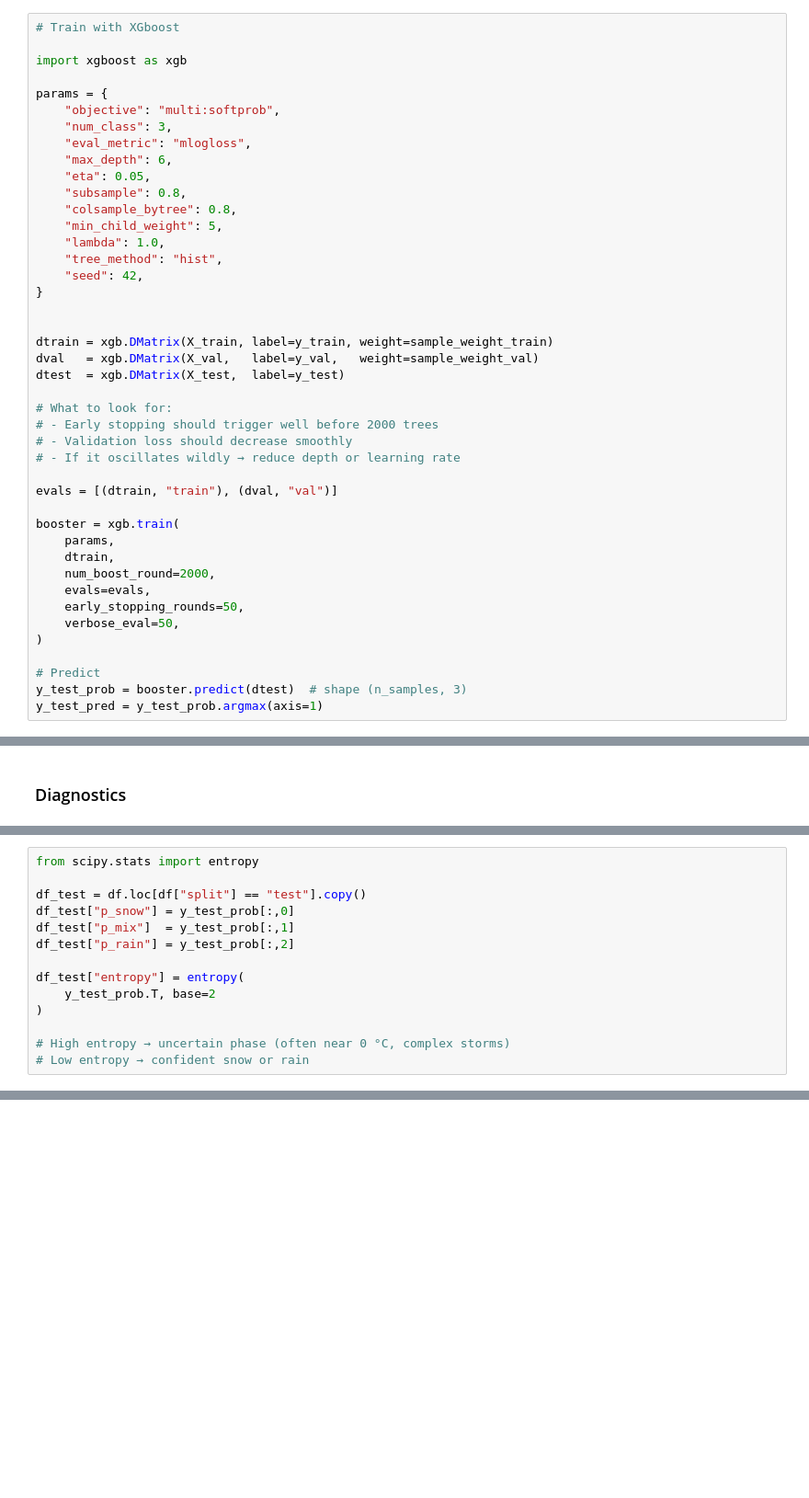
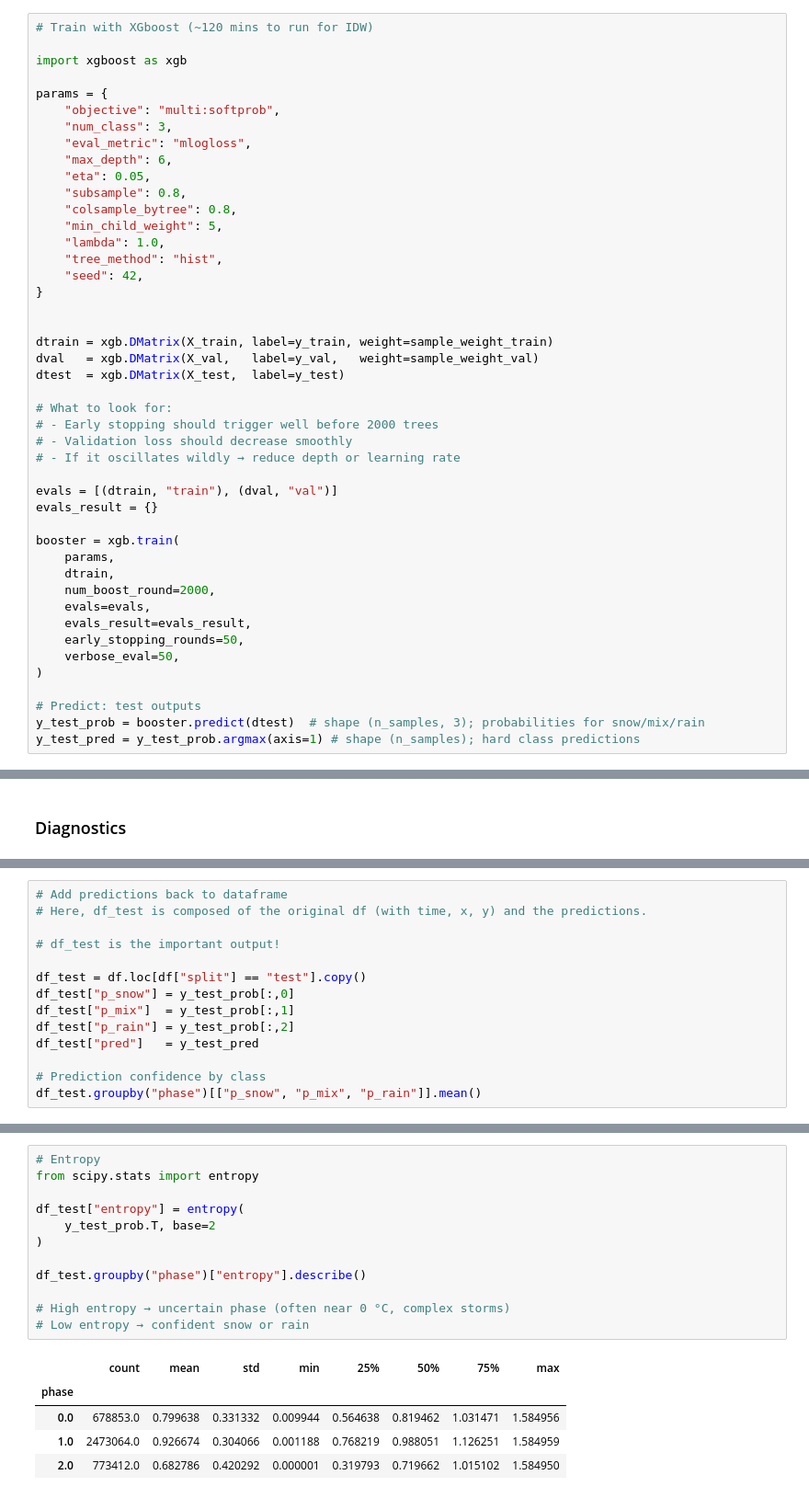
Before and after one commit to emmaaagolub/MRoS-phase-prediction, a Jupyter notebook: ML_pipeline/ML_pipeline_XGBoost_v1_EG.ipynb, the cells around one changed output, grey strips where cells are left out. Shown at 92% size. Drawn from its saved outputs; the diff is of its cells as text; blank space fills up the shorter version.

```diff
--- a/ML_pipeline/ML_pipeline_XGBoost_v1_EG.ipynb
+++ b/ML_pipeline/ML_pipeline_XGBoost_v1_EG.ipynb
@@ -744,5 +757,5 @@ Class weights: {np.int64(0): np.float64(1.8787061875443805), np.int64(1): np.flo
 # %%
-# Train with XGboost
+# Train with XGboost (~120 mins to run for IDW)
 
 import xgboost as xgb
 
@@ -771,19 +784,21 @@ dtest  = xgb.DMatrix(X_test,  label=y_test)
 # - If it oscillates wildly → reduce depth or learning rate
 
 evals = [(dtrain, "train"), (dval, "val")]
+evals_result = {}
 
 booster = xgb.train(
     params,
     dtrain,
     num_boost_round=2000,
     evals=evals,
+    evals_result=evals_result,
     early_stopping_rounds=50,
     verbose_eval=50,
 )
 
-# Predict
-y_test_prob = booster.predict(dtest)  # shape (n_samples, 3)
-y_test_pred = y_test_prob.argmax(axis=1)
+# Predict: test outputs
+y_test_prob = booster.predict(dtest)  # shape (n_samples, 3); probabilities for snow/mix/rain
+y_test_pred = y_test_prob.argmax(axis=1) # shape (n_samples); hard class predictions
 # %% [output]
 [0]     train-mlogloss:1.07758  val-mlogloss:1.07889
 [50]    train-mlogloss:0.72404  val-mlogloss:0.74243
@@ -832,14 +961,14 @@ for i, name in enumerate(["snow","mix","rain"]):
 # %%
-from scipy.stats import entropy
+# Add predictions back to dataframe
+# Here, df_test is composed of the original df (with time, x, y) and the predictions.
+
+# df_test is the important output!
 
 df_test = df.loc[df["split"] == "test"].copy()
 df_test["p_snow"] = y_test_prob[:,0]
 df_test["p_mix"]  = y_test_prob[:,1]
 df_test["p_rain"] = y_test_prob[:,2]
+df_test["pred"]   = y_test_pred
 
-df_test["entropy"] = entropy(
-    y_test_prob.T, base=2
-)
-
-# High entropy → uncertain phase (often near 0 °C, complex storms)
-# Low entropy → confident snow or rain
+# Prediction confidence by class
+df_test.groupby("phase")[["p_snow", "p_mix", "p_rain"]].mean()
@@ -847,0 +981,18 @@ df_test["entropy"] = entropy(
+# %%
+# Entropy
+from scipy.stats import entropy
+
+df_test["entropy"] = entropy(
+    y_test_prob.T, base=2
+)
+
+df_test.groupby("phase")["entropy"].describe()
+
+# High entropy → uncertain phase (often near 0 °C, complex storms)
+# Low entropy → confident snow or rain
+# %% [output]
+|  | count | mean | std | min | 25% | 50% | 75% | max |
+| phase |  |  |  |  |  |  |  |  |
+| 0.0 | 678853.0 | 0.799638 | 0.331332 | 0.009944 | 0.564638 | 0.819462 | 1.031471 | 1.584956 |
+| 1.0 | 2473064.0 | 0.926674 | 0.304066 | 0.001188 | 0.768219 | 0.988051 | 1.126251 | 1.584959 |
+| 2.0 | 773412.0 | 0.682786 | 0.420292 | 0.000001 | 0.319793 | 0.719662 | 1.015102 | 1.584950 |
```
Also changed, not shown: parts of 23 cells of this notebook, 4 other files.
